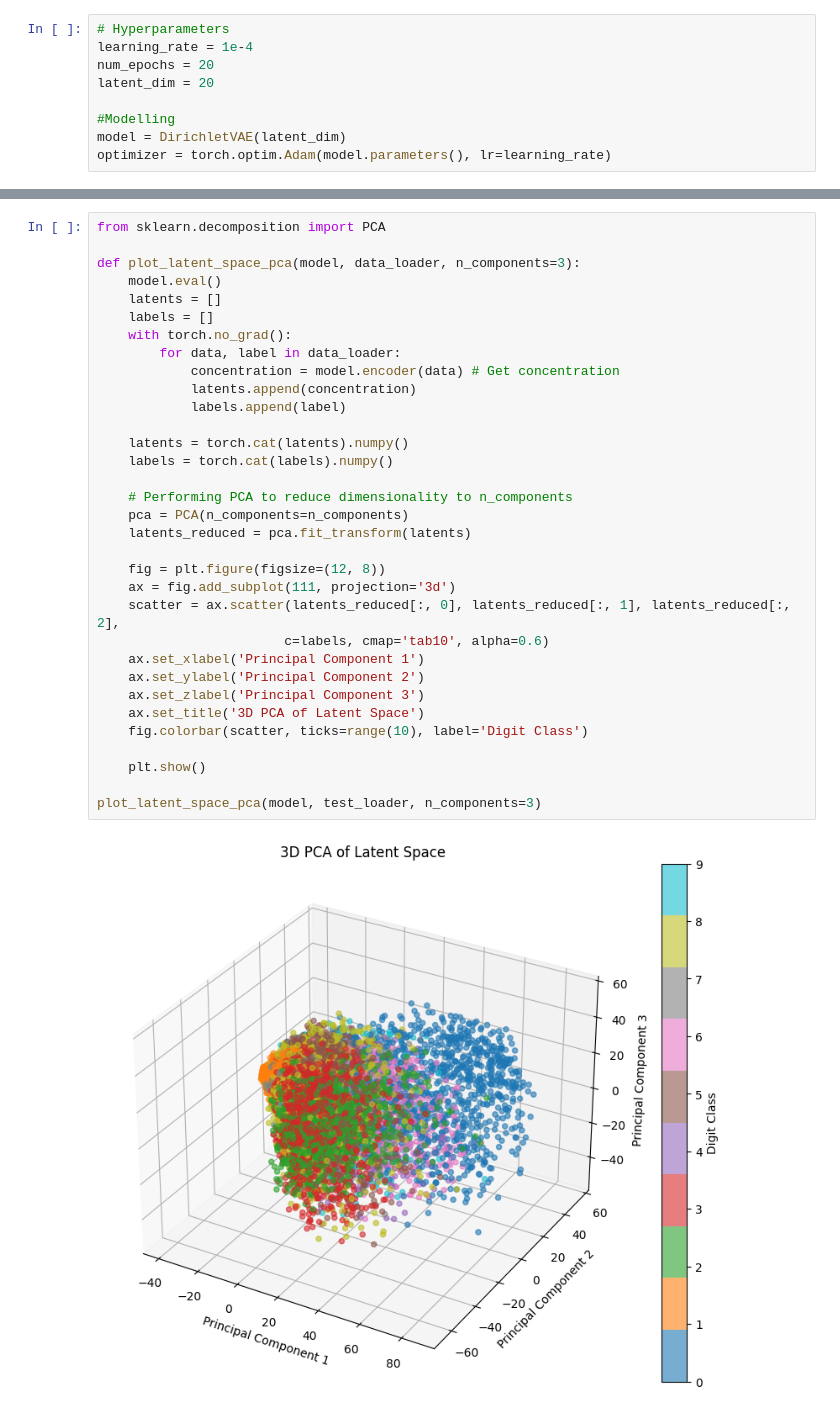
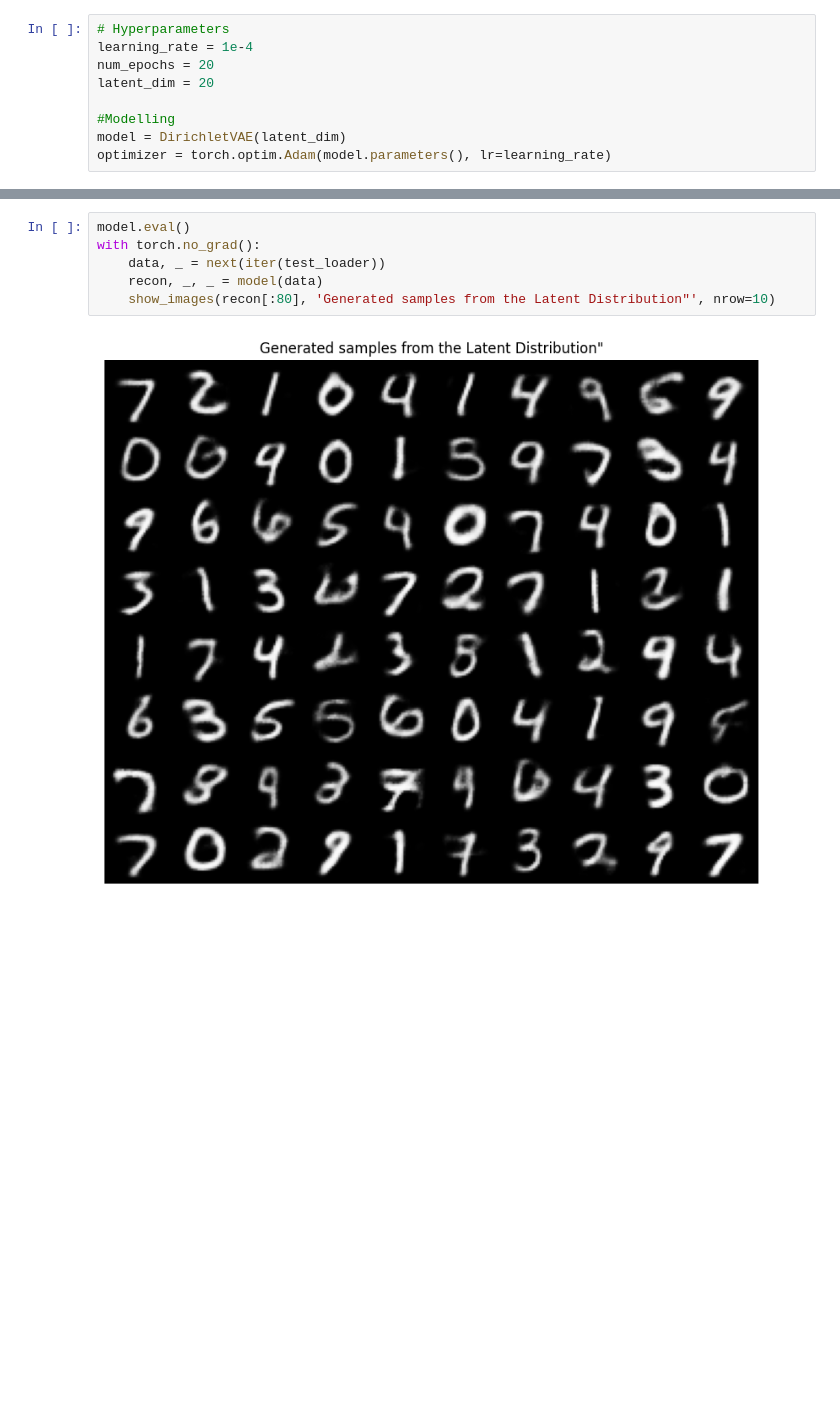
Before and after one commit to k-karna/VAEs, a Jupyter notebook: dirichlet_vae.ipynb, the cells around one changed output, grey strips where cells are left out. Drawn from its saved outputs; the diff is of its cells as text; blank space fills up the shorter version.

```diff
--- a/dirichlet_vae.ipynb
+++ b/dirichlet_vae.ipynb
@@ -269,35 +269,8 @@ generate_samples()
-# %%
-from sklearn.decomposition import PCA
-
-def plot_latent_space_pca(model, data_loader, n_components=3):
-    model.eval()
-    latents = []
-    labels = []
-    with torch.no_grad():
-        for data, label in data_loader:
-            concentration = model.encoder(data) # Get concentration
-            latents.append(concentration)
-            labels.append(label)
-
-    latents = torch.cat(latents).numpy()
-    labels = torch.cat(labels).numpy()
-
-    # Performing PCA to reduce dimensionality to n_components
-    pca = PCA(n_components=n_components)
-    latents_reduced = pca.fit_transform(latents)
-
-    fig = plt.figure(figsize=(12, 8))
-    ax = fig.add_subplot(111, projection='3d')
-    scatter = ax.scatter(latents_reduced[:, 0], latents_reduced[:, 1], latents_reduced[:, 2],
-                        c=labels, cmap='tab10', alpha=0.6)
-    ax.set_xlabel('Principal Component 1')
-    ax.set_ylabel('Principal Component 2')
-    ax.set_zlabel('Principal Component 3')
-    ax.set_title('3D PCA of Latent Space')
-    fig.colorbar(scatter, ticks=range(10), label='Digit Class')
-
-    plt.show()
-
-plot_latent_space_pca(model, test_loader, n_components=3)
-# %% [output]
-[figure, removed]
+# %%
+model.eval()
+with torch.no_grad():
+    data, _ = next(iter(test_loader))
+    recon, _, _ = model(data)
+    show_images(recon[:80], 'Generated samples from the Latent Distribution"', nrow=10)
+# %% [output]
+[figure, added]
```
Also changed, not shown: parts of 15 cells of this notebook, 2 other files.
